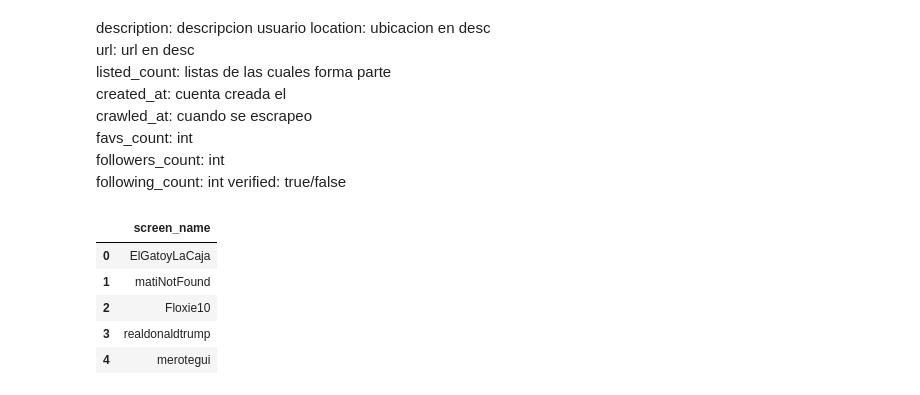
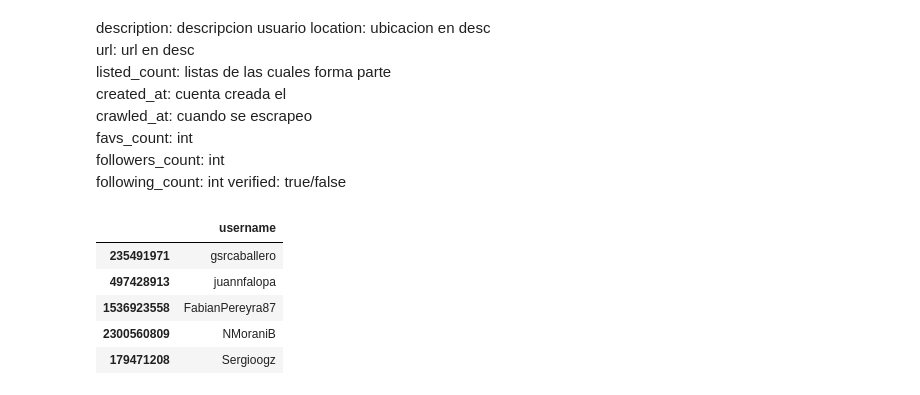
Before and after one commit to fermasia/argBot, a Jupyter notebook: twitterScraper/UserScraper.ipynb, the cells around one changed output. Saved outputs shown, nothing was run; the diff lists cells and outputs as text; code cells hidden in the pictures.

Commit message:
Users scraped

```diff
--- a/twitterScraper/UserScraper.ipynb
+++ b/twitterScraper/UserScraper.ipynb
@@ -71,13 +74,14 @@ userDf = pd.DataFrame(columns=[
     'verified'
 ])
 # %%
-toScrap = pd.DataFrame(data=['ElGatoyLaCaja', 'matiNotFound', 'Floxie10', 'realdonaldtrump', 'merotegui'], columns=['screen_name'])
+# toScrap = pd.DataFrame(data=['ElGatoyLaCaja', 'matiNotFound', 'Floxie10', 'realdonaldtrump', 'merotegui'], columns=['screen_name'])
+toScrap = pd.read_pickle('targetUsersDataset.pkl')
 toScrap.head()
 # %% [output]
-|  | screen_name |
-| 0 | ElGatoyLaCaja |
-| 1 | matiNotFound |
-| 2 | Floxie10 |
-| 3 | realdonaldtrump |
-| 4 | merotegui |
+|  | username |
+| 235491971 | gsrcaballero |
+| 497428913 | juannfalopa |
+| 1536923558 | FabianPereyra87 |
+| 2300560809 | NMoraniB |
+| 179471208 | Sergioogz |
 # %%
```
Also changed, not shown: parts of 6 cells of this notebook, 2 other files.
